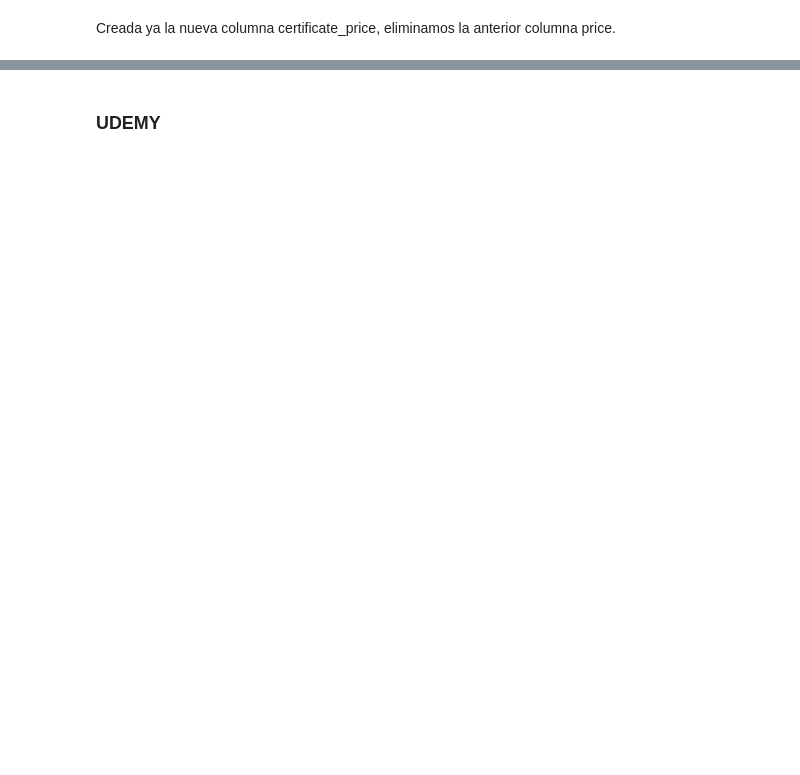
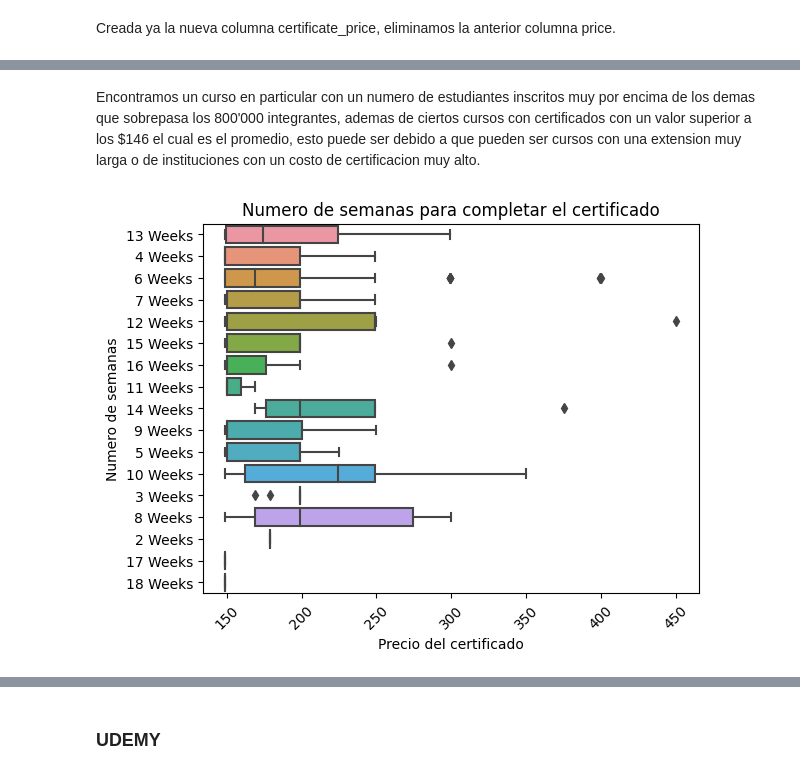
Before and after one commit to Magic-Mario/mooc_lab02, a Jupyter notebook: notebooks/tranforms_eda.ipynb, the cells around one changed output, grey strips where cells are left out. Saved outputs shown, nothing was run; the diff lists cells and outputs as text; code cells hidden in the pictures; blank space fills up the shorter version.

```diff
--- a/notebooks/tranforms_eda.ipynb
+++ b/notebooks/tranforms_eda.ipynb
@@ -302,0 +300,13 @@ memory usage: 114.4+ KB
+# %% [markdown]
+Encontramos un curso en particular con un numero de estudiantes inscritos muy por encima de los demas que sobrepasa los 800'000 integrantes, ademas de ciertos cursos con certificados con un valor superior a los $146 el cual es el promedio, esto puede ser debido a que pueden ser cursos con una extension muy larga o de instituciones con un costo de certificacion muy alto.
+# %%
+cer_df = edx_df.query("certificate_price > 146")
+
+sns.boxplot(data=cer_df, x='certificate_price', y='course_length')
+plt.xlabel('Precio del certificado')
+plt.ylabel('Numero de semanas')
+plt.title('Numero de semanas para completar el certificado')
+plt.xticks(rotation=45)
+plt.show()
+# %% [output]
+[figure, added]
```
Also changed, not shown: parts of 23 cells of this notebook, 1 other file.
